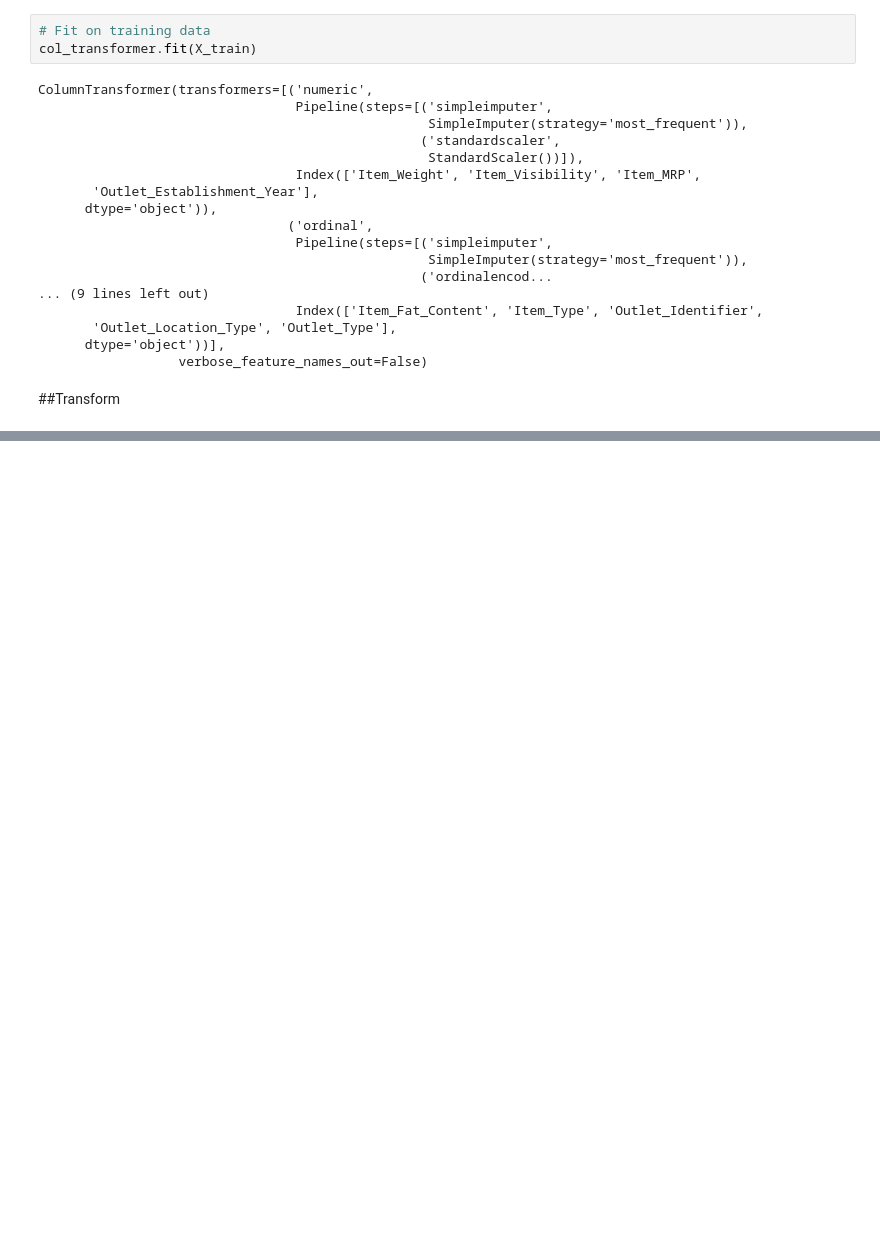
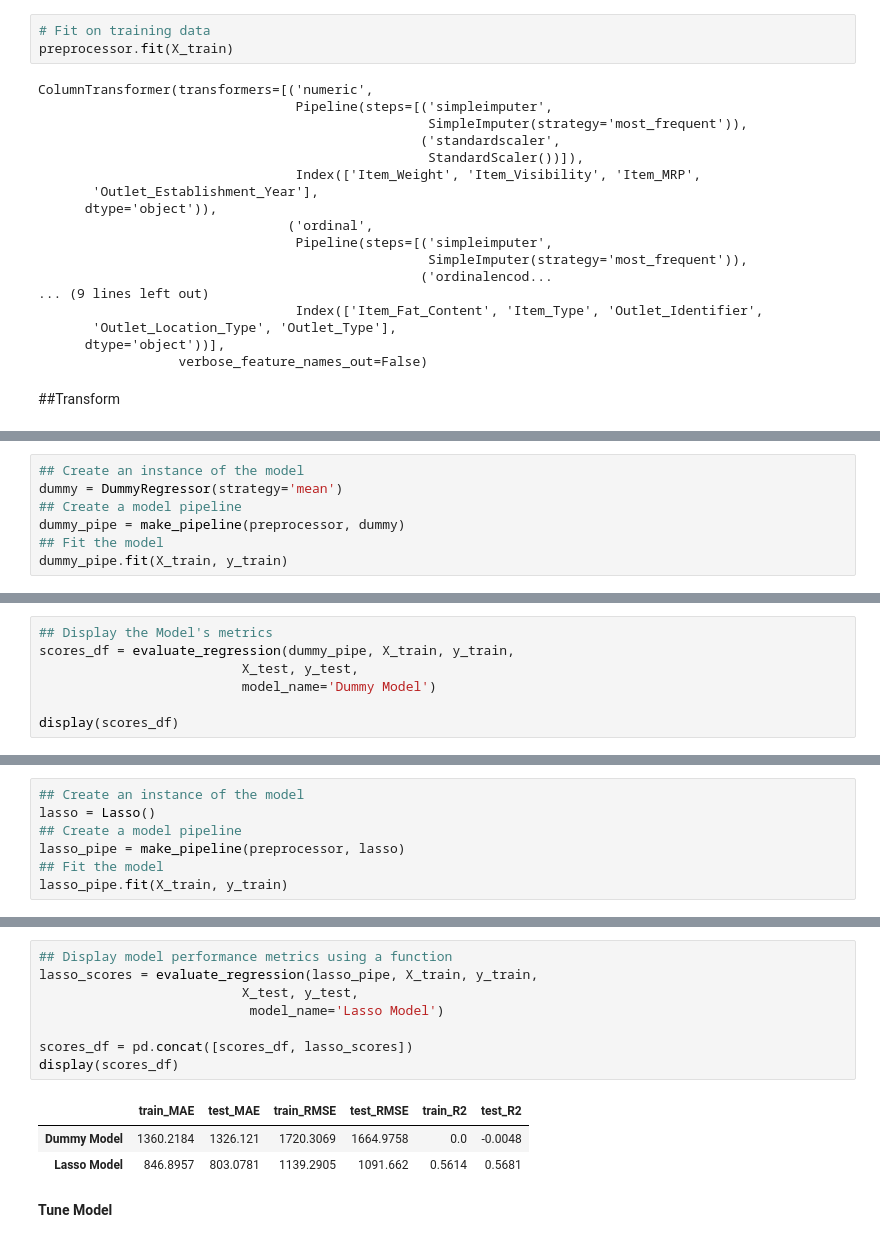
Before and after one commit to LoveidaLucero/Prediction-of-Product-Sales, a Jupyter notebook: Prediction_of_Product_Sales.ipynb, the cells around one changed output, grey strips where cells are left out. Drawn from its saved outputs; the diff is of its cells as text; blank space fills up the shorter version.

```diff
--- a/Prediction_of_Product_Sales.ipynb
+++ b/Prediction_of_Product_Sales.ipynb
@@ -1192,7 +1192,7 @@ ColumnTransformer(transformers=[('numeric',
 ##Fit
 # %%
 # Fit on training data
-col_transformer.fit(X_train)
+preprocessor.fit(X_train)
 # %% [output]
 ColumnTransformer(transformers=[('numeric',
                                  Pipeline(steps=[('simpleimputer',
@@ -1239,0 +1330,7 @@ X_test_processed.head()
+# %%
+## Create an instance of the model
+dummy = DummyRegressor(strategy='mean')
+## Create a model pipeline
+dummy_pipe = make_pipeline(preprocessor, dummy)
+## Fit the model
+dummy_pipe.fit(X_train, y_train)
@@ -1239,0 +1355,7 @@ X_test_processed.head()
+# %%
+## Display the Model's metrics
+scores_df = evaluate_regression(dummy_pipe, X_train, y_train,
+                          X_test, y_test,
+                          model_name='Dummy Model')
+
+display(scores_df)
@@ -1239,0 +1369,7 @@ X_test_processed.head()
+# %%
+## Create an instance of the model
+lasso = Lasso()
+## Create a model pipeline
+lasso_pipe = make_pipeline(preprocessor, lasso)
+## Fit the model
+lasso_pipe.fit(X_train, y_train)
@@ -1239,0 +1394,14 @@ X_test_processed.head()
+# %%
+## Display model performance metrics using a function
+lasso_scores = evaluate_regression(lasso_pipe, X_train, y_train,
+                          X_test, y_test,
+                           model_name='Lasso Model')
+
+scores_df = pd.concat([scores_df, lasso_scores])
+display(scores_df)
+# %% [output]
+|  | train_MAE | test_MAE | train_RMSE | test_RMSE | train_R2 | test_R2 |
+| Dummy Model | 1360.2184 | 1326.121 | 1720.3069 | 1664.9758 | 0.0 | -0.0048 |
+| Lasso Model | 846.8957 | 803.0781 | 1139.2905 | 1091.662 | 0.5614 | 0.5681 |
+# %% [markdown]
+**Tune Model**
```
Also changed, not shown: parts of 60 cells of this notebook.
